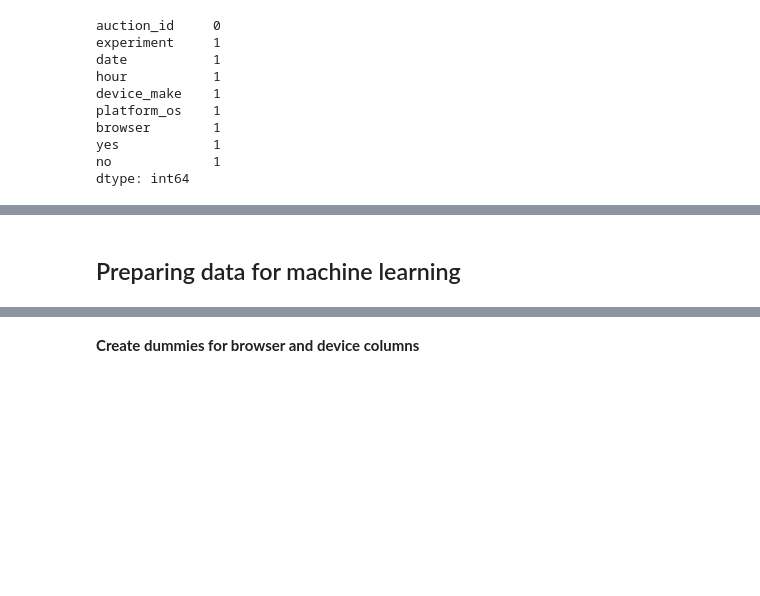
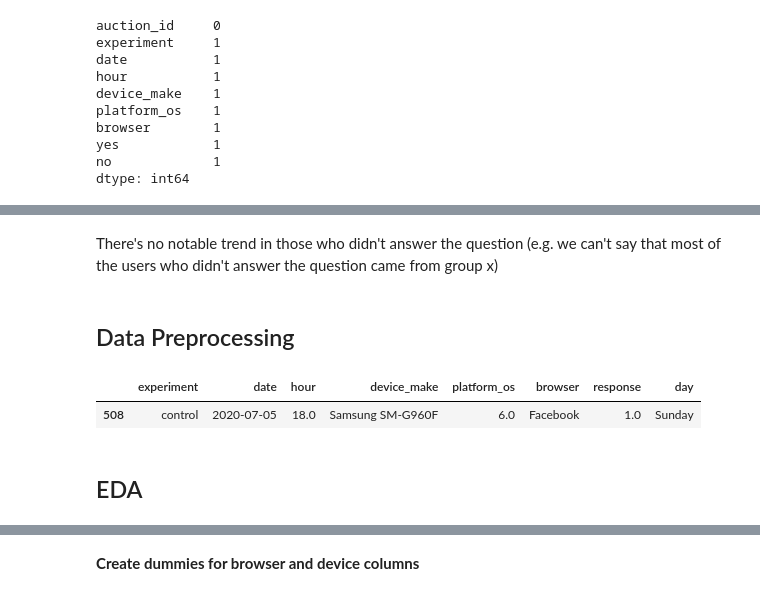
Before and after one commit to katenjoki/A-B_Hypothesis-Testing, a Jupyter notebook: notebooks/abtest_ml.ipynb, the cells around one changed output, grey strips where cells are left out. Drawn from its saved outputs; the diff is of its cells as text; code cells hidden in the pictures; blank space fills up the shorter version.

```diff
--- a/notebooks/abtest_ml.ipynb
+++ b/notebooks/abtest_ml.ipynb
@@ -60,2 +164,23 @@ data=data.drop([8077])
+# %% [markdown]
+There's no notable trend in those who didn't answer the question (e.g. we can't say that most of the users who didn't answer the question came from group x)
+# %% [markdown]
+<h2>Data Preprocessing</h2>
+# %%
+#create a new df after dropping rows where both yes and no columns == 0
+df = data[~((data['yes']==0) & (data['no']==0))]
+#convert date columns to datetime
+df['date'] = pd.to_datetime(df['date'])
+#extract day column, may be there's a pattern
+df['day'] = pd.Series(df['date'].dt.day_name())
+# %%
+#drop columns auction_id, no because that information is on column yes
+df.drop(['auction_id','no'],axis=1,inplace=True)
+#rename yes column to response where 1 means yes and 0 means no
+df.rename({'yes':'response'},axis=1,inplace=True)
+df.reset_index(drop=True, inplace=True)
+df.sample()
+# %% [output]
+|  | experiment | date | hour | device_make | platform_os | browser | response | day |
+| 508 | control | 2020-07-05 | 18.0 | Samsung SM-G960F | 6.0 | Facebook | 1.0 | Sunday |
 # %% [markdown]
-<h2>Preparing data for machine learning</h2>
+<h2>EDA</h2>
```
Also changed, not shown: parts of 41 cells of this notebook, 2 other files.
